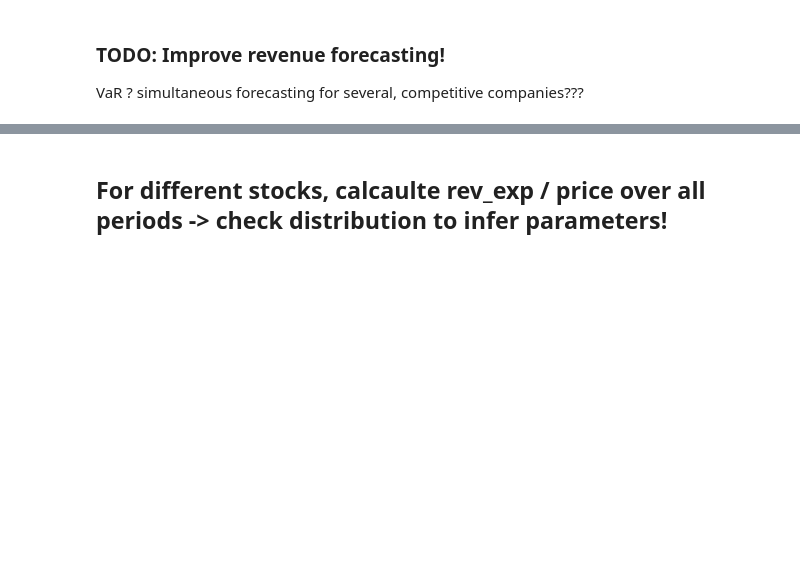
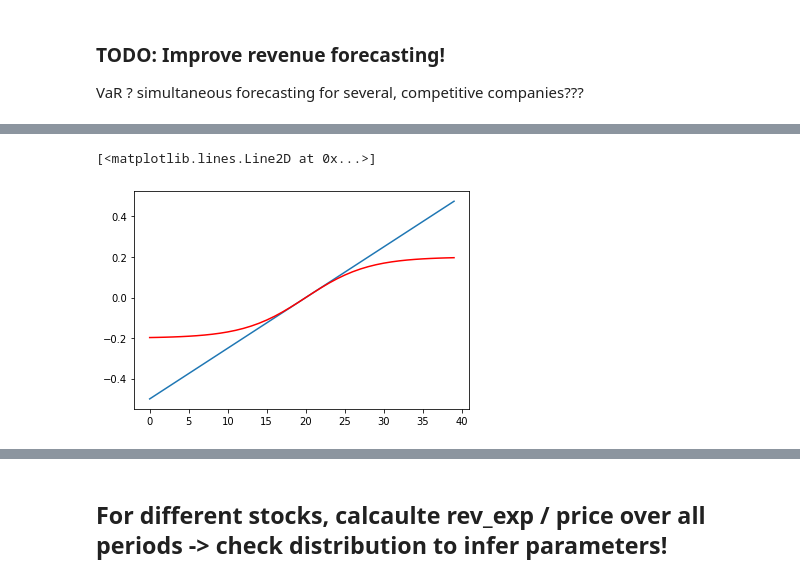
Before and after one commit to Mebbel/PortfolioManagement, a Jupyter notebook: _C013_Equity_Valuation.ipynb, the cells around one changed output, grey strips where cells are left out. Cells and saved outputs as stored; diff of their text form; code cells hidden in the pictures; blank space fills up the shorter version.

```diff
--- a/_C013_Equity_Valuation.ipynb
+++ b/_C013_Equity_Valuation.ipynb
@@ -195,0 +205,18 @@ VaR ? simultaneous forecasting for several, competitive companies???
+# %%
+# Growth rate capping
+# Adjust low and very high growth rates
+
+gr = np.arange(-.5, .5, 0.025)
+
+# https://en.wikipedia.org/wiki/Logistic_function
+def log_curve(x, k, x_0 = 0, L = 1, c = 0):
+    return L / (1 + np.exp(-k * (x - x_0))) + c
+
+# Optimize k parameter!
+gr_adj = [log_curve(x = i, k = 10, L = .4, c = -.2) for i in gr]
+
+plt.plot(gr)
+plt.plot(gr_adj, color='red')
+# %% [output]
+[<matplotlib.lines.Line2D at 0x...>]
+[figure, added]
```
Also changed, not shown: parts of 34 cells of this notebook, 2 other files.
